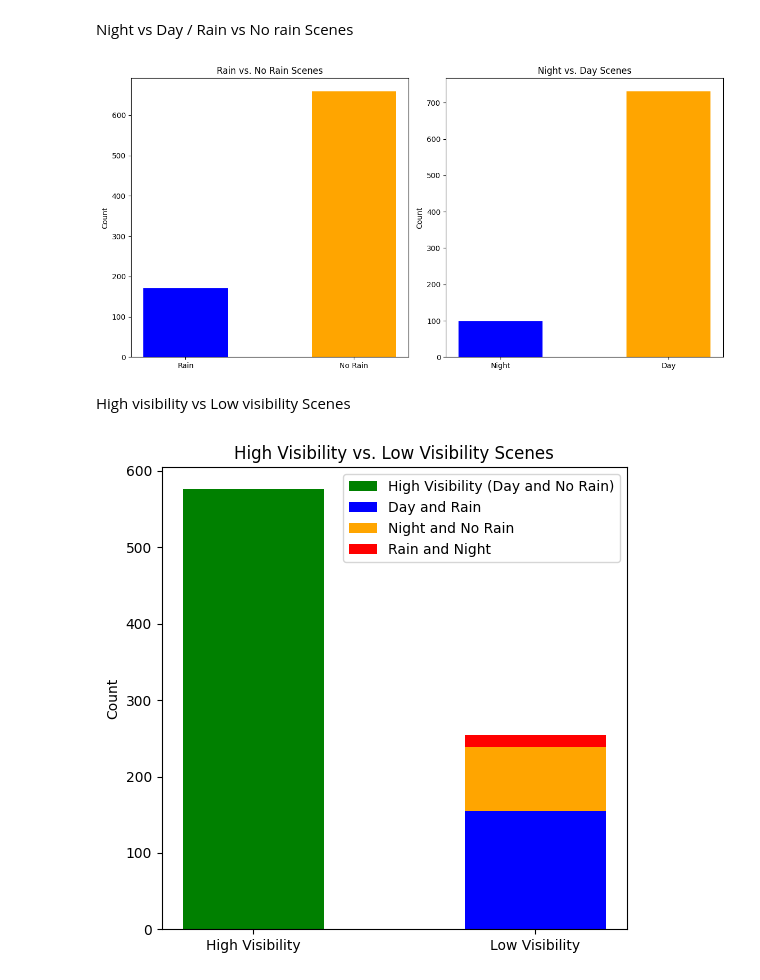
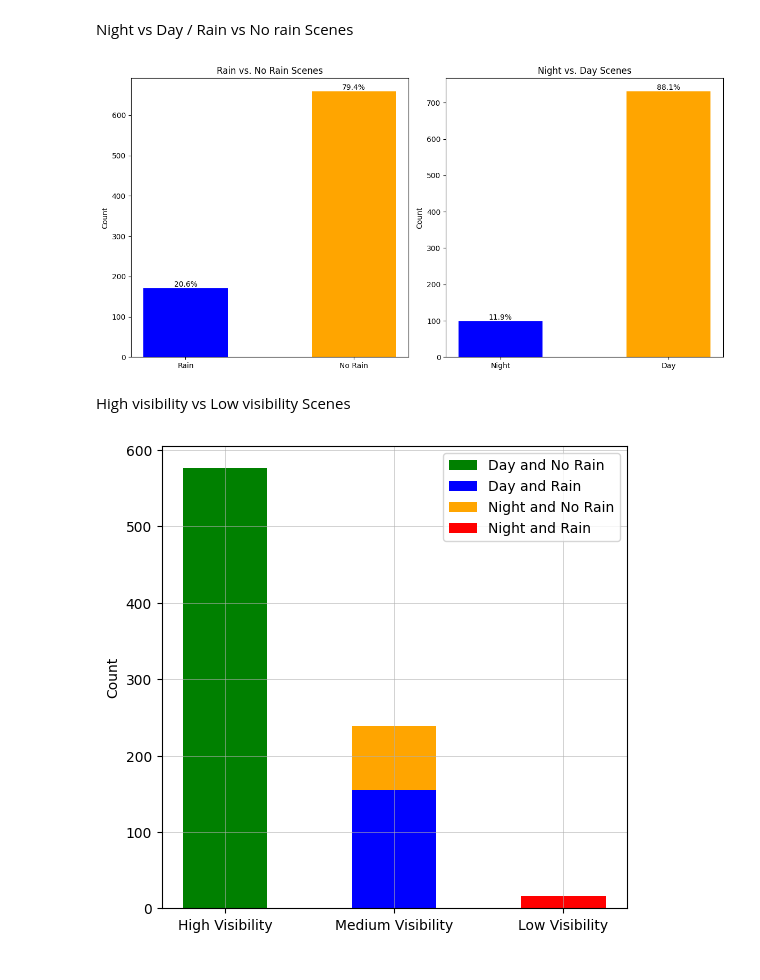
Before and after one commit to SaraMo14/nuscenes-pg, a Jupyter notebook: example/notebooks/data_analysis.ipynb, the cells around one changed output. Cells and saved outputs as stored; diff of their text form; code cells hidden in the pictures.

```diff
--- a/example/notebooks/data_analysis.ipynb
+++ b/example/notebooks/data_analysis.ipynb
@@ -342,48 +342,55 @@ Night vs Day / Rain vs No rain Scenes
 fig, axes = plt.subplots(1, 2, figsize=(12, 6))
 
 # Rain vs. No Rain
-axes[0].bar(['Rain', 'No Rain'], [rain_scenes,no_rain_scenes], color=['blue', 'orange'], width=0.5)
+bars1 = axes[0].bar(['Rain', 'No Rain'], [rain_scenes, no_rain_scenes], color=['blue', 'orange'], width=0.5)
 axes[0].set_title('Rain vs. No Rain Scenes')
 axes[0].set_ylabel('Count')
-axes[0].grid(False)
+
+# Add percentage labels on top of bars
+for bar in bars1:
+    yval = bar.get_height()
+    percentage = yval / (rain_scenes + no_rain_scenes) * 100
+    axes[0].text(bar.get_x() + bar.get_width()/2, yval, f'{percentage:.1f}%', ha='center', va='bottom')
 
 # Night vs. Day
-axes[1].bar(['Night', 'Day'], [night_scenes, day_scenes], color=['blue', 'orange'], width=0.5)
+bars2 = axes[1].bar(['Night', 'Day'], [night_scenes, day_scenes], color=['blue', 'orange'], width=0.5)
 axes[1].set_title('Night vs. Day Scenes')
 axes[1].set_ylabel('Count')
-axes[1].grid(False)
+
+# Add percentage labels on top of bars
+for bar in bars2:
+    yval = bar.get_height()
+    percentage = yval / (night_scenes + day_scenes) * 100
+    axes[1].text(bar.get_x() + bar.get_width()/2, yval, f'{percentage:.1f}%', ha='center', va='bottom')
+
+# Adjust layout
 plt.tight_layout()
 plt.show()
 # %% [output]
-[figure, old version]
+[figure, new version]
 # %% [markdown]
 High visibility vs Low visibility Scenes
 # %%
 
 # Create the bar plot
 fig, ax = plt.subplots(figsize=(6, 6))
 
 # Plot the high visibility bar
-ax.bar('High Visibility', high_visibility_count, color='green', label='High Visibility (Day and No Rain)',width=0.5)
+ax.bar('High Visibility', high_visibility_count, color='green', label='Day and No Rain',width=0.5)
 
 # Plot the low visibility bars with distinction
-ax.bar('Low Visibility', rain_only, color='blue', label='Day and Rain', width=0.5)
-ax.bar('Low Visibility', night_only, bottom=rain_only, color='orange', label='Night and No Rain',width=0.5)
-ax.bar('Low Visibility', both_rain_night, bottom=rain_only + night_only, color='red', label='Rain and Night',width=0.5)
+ax.bar('Medium Visibility', rain_only, color='blue', label='Day and Rain', width=0.5)
+ax.bar('Medium Visibility', night_only, bottom=rain_only, color='orange', label='Night and No Rain',width=0.5)
+ax.bar('Low Visibility', both_rain_night, color='red', label='Night and Rain',width=0.5)
 
 
-# Adding text annotations
-#ax.text('High Visibility', high_visibility_count + 10, f'{high_visibility_count}', ha='center', va='bottom', fontsize=12, color='black')
-#ax.text('Low Visibility', rain_only / 2, f'{rain_only}', ha='center', va='bottom', fontsize=12, color='black')
-#ax.text('Low Visibility', rain_only + night_only / 2, f'{night_only}', ha='center', va='bottom', fontsize=12, color='black')
-#ax.text('Low Visibility', rain_only + night_only + both_rain_night / 2, f'{both_rain_night}', ha='center', va='bottom', fontsize=12, color='black')
 
 # Adding titles and labels
-ax.set_title('High Visibility vs. Low Visibility Scenes')
 ax.set_ylabel('Count')#'Number of Scenes')
 ax.legend()
-ax.grid(False)
+ax.grid(True, linewidth=0.4)
 # Display the plot
-plt.show()
+#plt.show()
+plt.savefig('visibility_stats.png', dpi=100)
 # %% [output]
-[figure, old version]
+[figure, new version]
```
Also changed, not shown: 44 other files.
